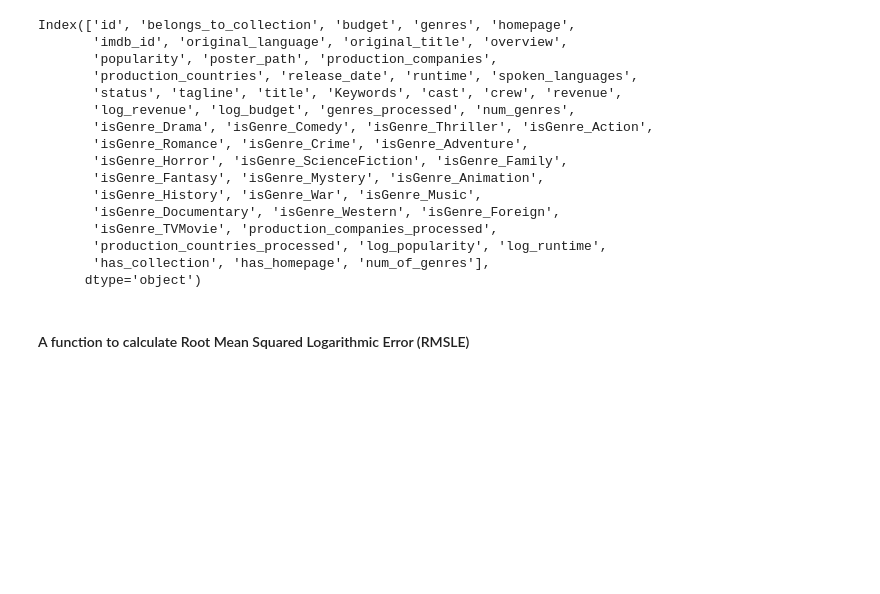
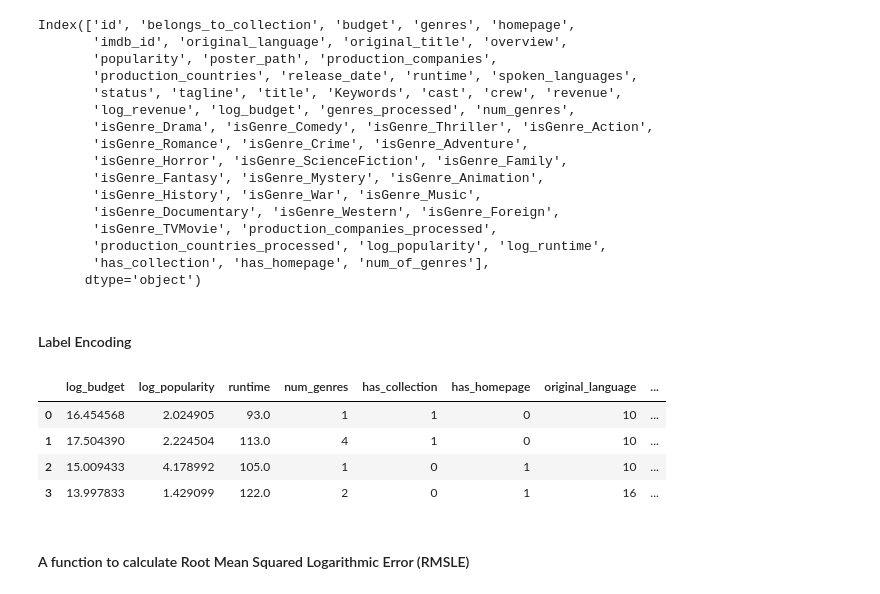
Before and after one commit to praxitelisk/TMDB-Box-Office-Prediction, a Jupyter notebook: TMDB Box Office Prediction EDA + ML.ipynb, the cells around one changed output. Saved outputs shown, nothing was run; the diff lists cells and outputs as text; code cells hidden in the pictures; blank space fills up the shorter version.

```diff
--- a/TMDB Box Office Prediction EDA + ML.ipynb
+++ b/TMDB Box Office Prediction EDA + ML.ipynb
@@ -390,0 +413,2 @@ X = train_df[columns_for_training]
+# %% [markdown]
+#### Label Encoding
@@ -390,0 +426,8 @@ X = train_df[columns_for_training]
+# %%
+train_df[columns_for_training].head(4)
+# %% [output]
+|  | log_budget | log_popularity | runtime | num_genres | has_collection | has_homepage | original_language | ... |
+| 0 | 16.454568 | 2.024905 | 93.0 | 1 | 1 | 0 | 10 | ... |
+| 1 | 17.504390 | 2.224504 | 113.0 | 4 | 1 | 0 | 10 | ... |
+| 2 | 15.009433 | 4.178992 | 105.0 | 1 | 0 | 1 | 10 | ... |
+| 3 | 13.997833 | 1.429099 | 122.0 | 2 | 0 | 1 | 16 | ... |
```
Also changed, not shown: parts of 18 cells of this notebook.
